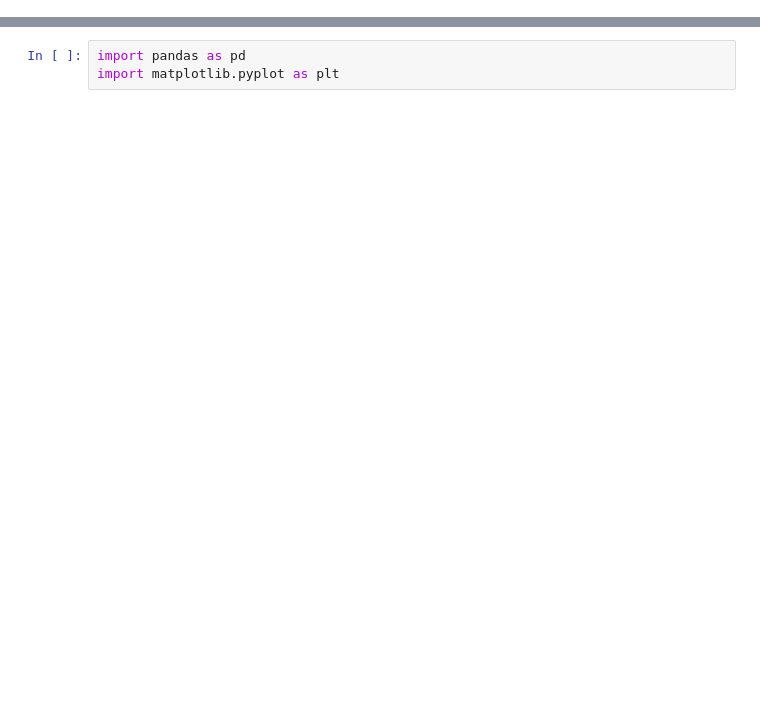
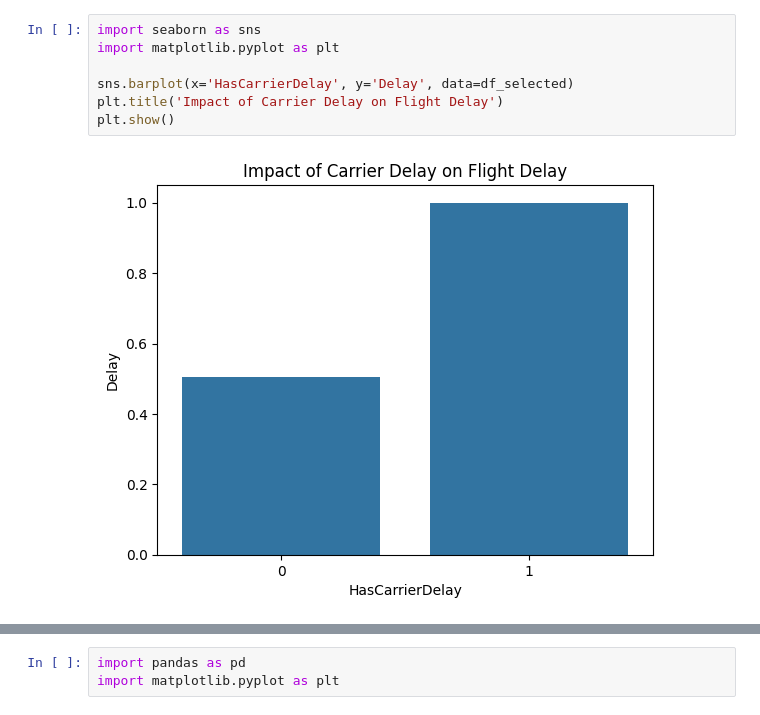
Before and after one commit to AnnikaBoodoosingh/COMP3610-Project, a Jupyter notebook: feature_selection.ipynb, the cells around one changed output, grey strips where cells are left out. Drawn from its saved outputs; the diff is of its cells as text; blank space fills up the shorter version.

```diff
--- a/feature_selection.ipynb
+++ b/feature_selection.ipynb
@@ -78,0 +133,9 @@ print(df_model)
+# %%
+import seaborn as sns
+import matplotlib.pyplot as plt
+
+sns.barplot(x='HasCarrierDelay', y='Delay', data=df_selected)
+plt.title('Impact of Carrier Delay on Flight Delay')
+plt.show()
+# %% [output]
+[figure, added]
```
Also changed, not shown: parts of 11 cells of this notebook.
